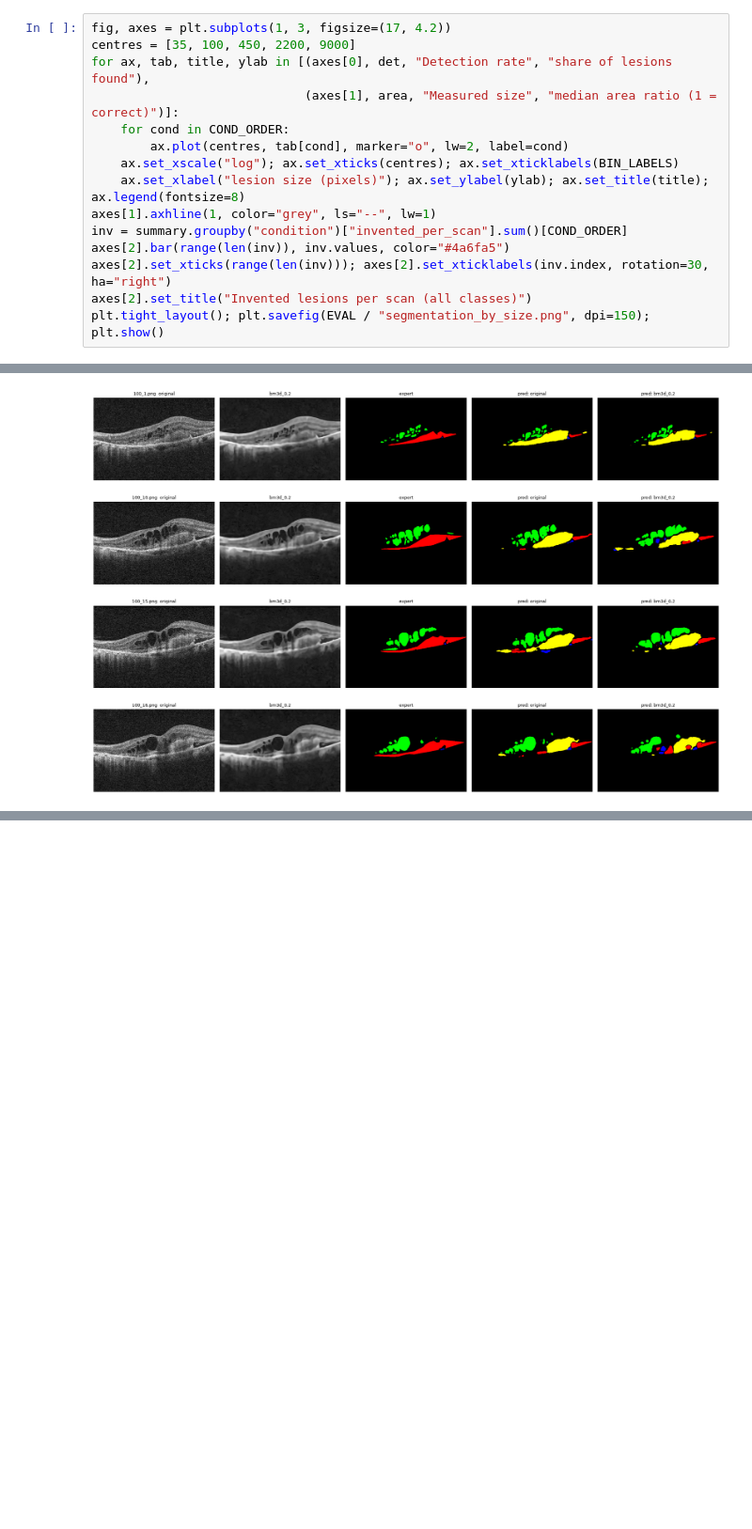
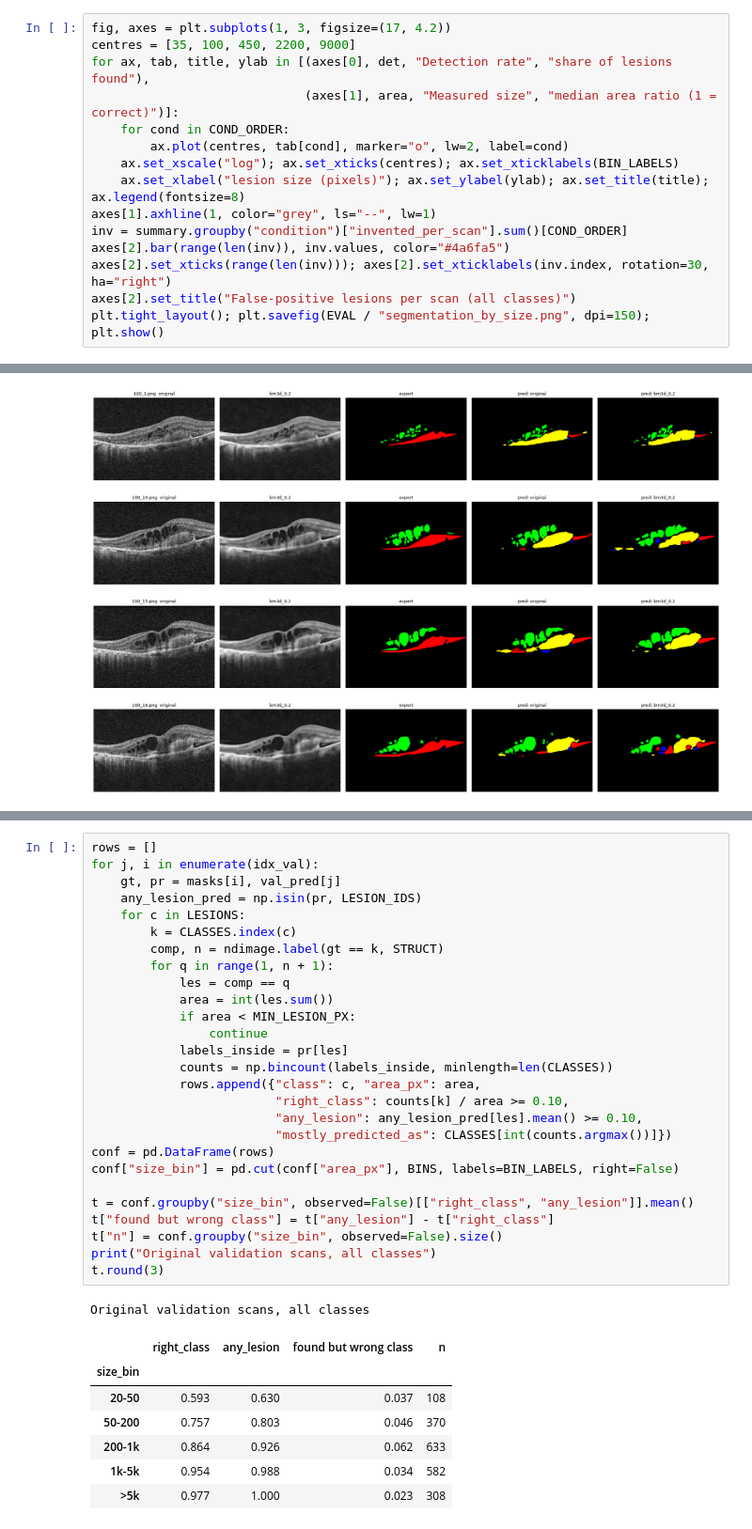
Before and after one commit to Atharvax16/fidelity-paradox, a Jupyter notebook: AMD-SD/_analysis/segment_amd_sd.ipynb, the cells around one changed output, grey strips where cells are left out. Shown at 94% size. Saved outputs shown, nothing was run; the diff lists cells and outputs as text; blank space fills up the shorter version.

```diff
--- a/AMD-SD/_analysis/segment_amd_sd.ipynb
+++ b/AMD-SD/_analysis/segment_amd_sd.ipynb
@@ -630,7 +608,7 @@ axes[1].axhline(1, color="grey", ls="--", lw=1)
 inv = summary.groupby("condition")["invented_per_scan"].sum()[COND_ORDER]
 axes[2].bar(range(len(inv)), inv.values, color="#4a6fa5")
 axes[2].set_xticks(range(len(inv))); axes[2].set_xticklabels(inv.index, rotation=30, ha="right")
-axes[2].set_title("Invented lesions per scan (all classes)")
+axes[2].set_title("False-positive lesions per scan (all classes)")
 plt.tight_layout(); plt.savefig(EVAL / "segmentation_by_size.png", dpi=150); plt.show()
 # %% [output]
 [figure]
@@ -674,0 +666,36 @@ if len(COND_ORDER) > 1:
+# %%
+rows = []
+for j, i in enumerate(idx_val):
+    gt, pr = masks[i], val_pred[j]
+    any_lesion_pred = np.isin(pr, LESION_IDS)
+    for c in LESIONS:
+        k = CLASSES.index(c)
+        comp, n = ndimage.label(gt == k, STRUCT)
+        for q in range(1, n + 1):
+            les = comp == q
+            area = int(les.sum())
+            if area < MIN_LESION_PX:
+                continue
+            labels_inside = pr[les]
+            counts = np.bincount(labels_inside, minlength=len(CLASSES))
+            rows.append({"class": c, "area_px": area,
+                         "right_class": counts[k] / area >= 0.10,
+                         "any_lesion": any_lesion_pred[les].mean() >= 0.10,
+                         "mostly_predicted_as": CLASSES[int(counts.argmax())]})
+conf = pd.DataFrame(rows)
+conf["size_bin"] = pd.cut(conf["area_px"], BINS, labels=BIN_LABELS, right=False)
+
+t = conf.groupby("size_bin", observed=False)[["right_class", "any_lesion"]].mean()
+t["found but wrong class"] = t["any_lesion"] - t["right_class"]
+t["n"] = conf.groupby("size_bin", observed=False).size()
+print("Original validation scans, all classes")
+t.round(3)
+# %% [output]
+Original validation scans, all classes
+|  | right_class | any_lesion | found but wrong class | n |
+| size_bin |  |  |  |  |
+| 20-50 | 0.593 | 0.630 | 0.037 | 108 |
+| 50-200 | 0.757 | 0.803 | 0.046 | 370 |
+| 200-1k | 0.864 | 0.926 | 0.062 | 633 |
+| 1k-5k | 0.954 | 0.988 | 0.034 | 582 |
+| >5k | 0.977 | 1.000 | 0.023 | 308 |
```
Also changed, not shown: parts of 11 cells of this notebook, 3 other files.
